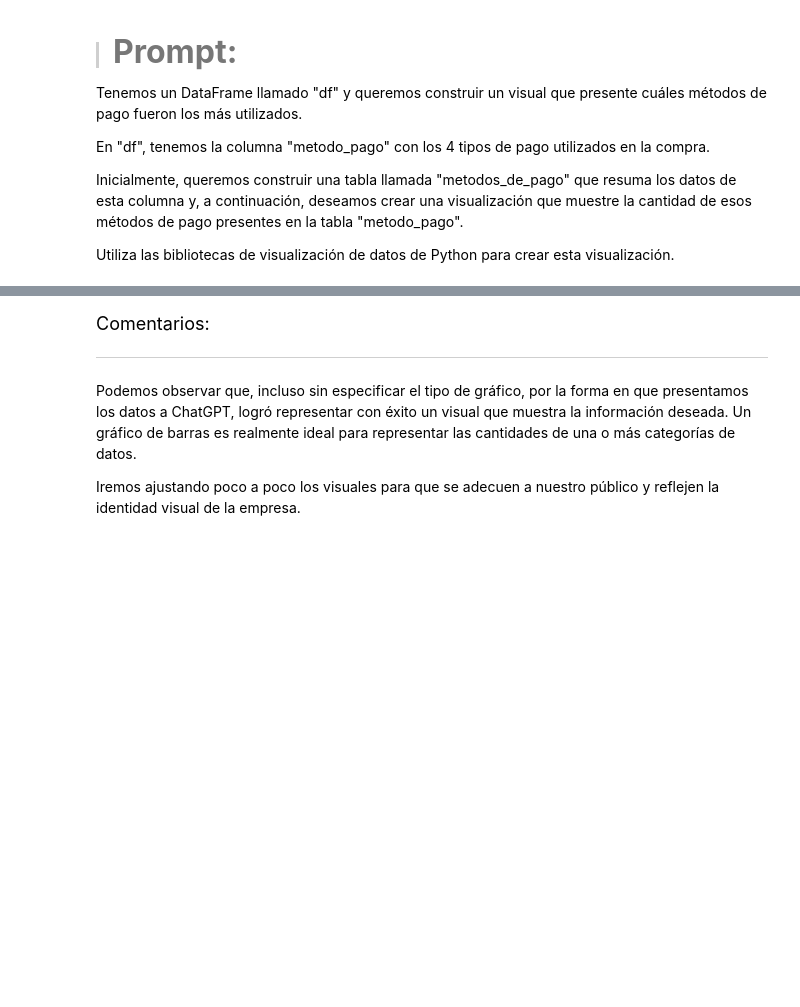
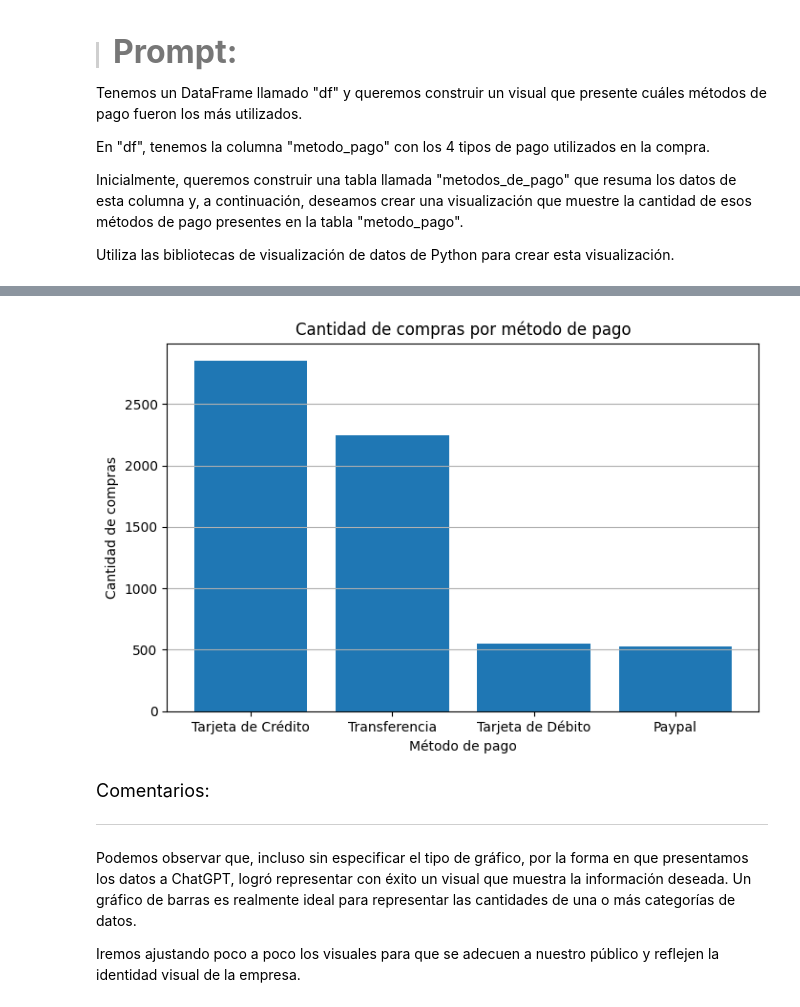
Before and after one commit to DaniGa-Mo/IA_Ciencia_de_Datos, a Jupyter notebook: IA_aplicada_a_ciencia_de_datos.ipynb, the cells around one changed output, grey strips where cells are left out. Drawn from its saved outputs; the diff is of its cells as text; code cells hidden in the pictures; blank space fills up the shorter version.

```diff
--- a/IA_aplicada_a_ciencia_de_datos.ipynb
+++ b/IA_aplicada_a_ciencia_de_datos.ipynb
@@ -551,3 +563,17 @@ En "df", tenemos la columna "metodo_pago" con los 4 tipos de pago utilizados en
 Inicialmente, queremos construir una tabla llamada "metodos_de_pago" que resuma los datos de esta columna y, a continuación, deseamos crear una visualización que muestre la cantidad de esos métodos de pago presentes en la tabla "metodo_pago".
 
 Utiliza las bibliotecas de visualización de datos de Python para crear esta visualización.
+# %%
+import pandas as pd
+import matplotlib.pyplot as plt
+
+# Tabla resumen de métodos de pago
+metodos_de_pago = (
+    df_completo['metodo_pago']
+    .value_counts()
+    .reset_index()
+)
+
+metodos_de_pago.columns = ['metodo_pago', 'cantidad']
+
+metodos_de_pago
@@ -554,3 +586,16 @@ Utiliza las bibliotecas de visualización de datos de Python para crear esta vis
+# %%
+# Creación del gráfico
+plt.figure(figsize=(8, 5))
+plt.bar(metodos_de_pago['metodo_pago'], metodos_de_pago['cantidad'])
+plt.title('Cantidad de compras por método de pago')
+plt.xlabel('Método de pago')
+plt.ylabel('Cantidad de compras')
+plt.grid(axis='y')
+
+# Visualización del Gráfico
+plt.show()
+# %% [output]
+[figure, added]
 # %% [markdown]
 
 <font color="7b71ff" size=4> Comentarios: </font>
```
Also changed, not shown: parts of 11 cells of this notebook.
